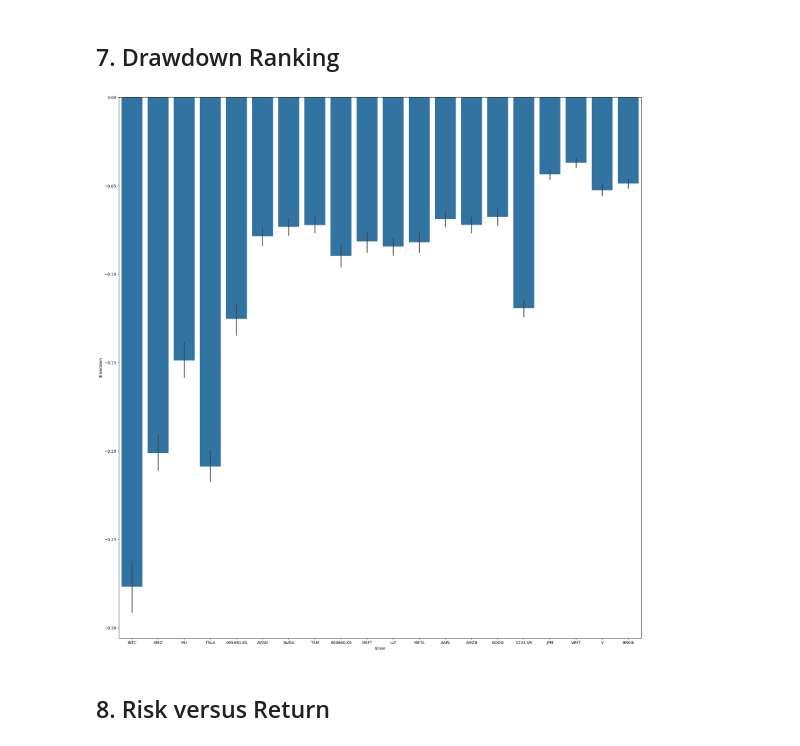
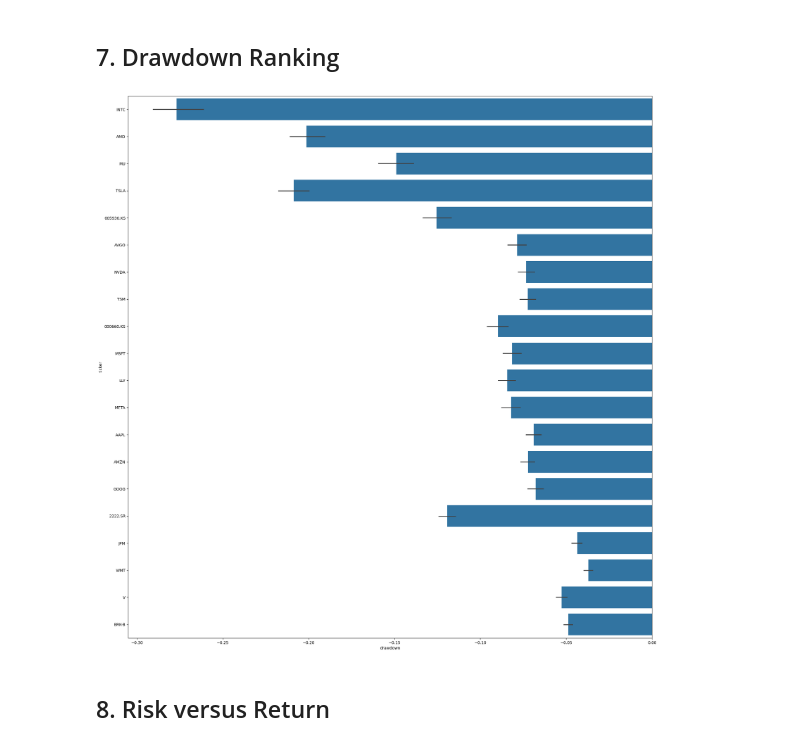
Before and after one commit to EltonSilva97/Automated-Data-Pipeline-for-Financial-Data, a Jupyter notebook: notebooks/02_analysis_overview.ipynb, the cells around one changed output. Cells and saved outputs as stored; diff of their text form; code cells hidden in the pictures.

```diff
--- a/notebooks/02_analysis_overview.ipynb
+++ b/notebooks/02_analysis_overview.ipynb
@@ -126,14 +132,14 @@ order = (
 # %%
 fig, ax = plt.subplots(figsize=(24, 25))
 sns.barplot(
     data=prices,
-    x="ticker",
-    y="drawdown",
+    x="drawdown",
+    y="ticker",
     order=order
 )
 plt.show()
 # %% [output]
-[figure, old version]
+[figure, new version]
 # %% [markdown]
 ## 8. Risk versus Return
 # %% [markdown]
```
Also changed, not shown: parts of 3 cells of this notebook.
